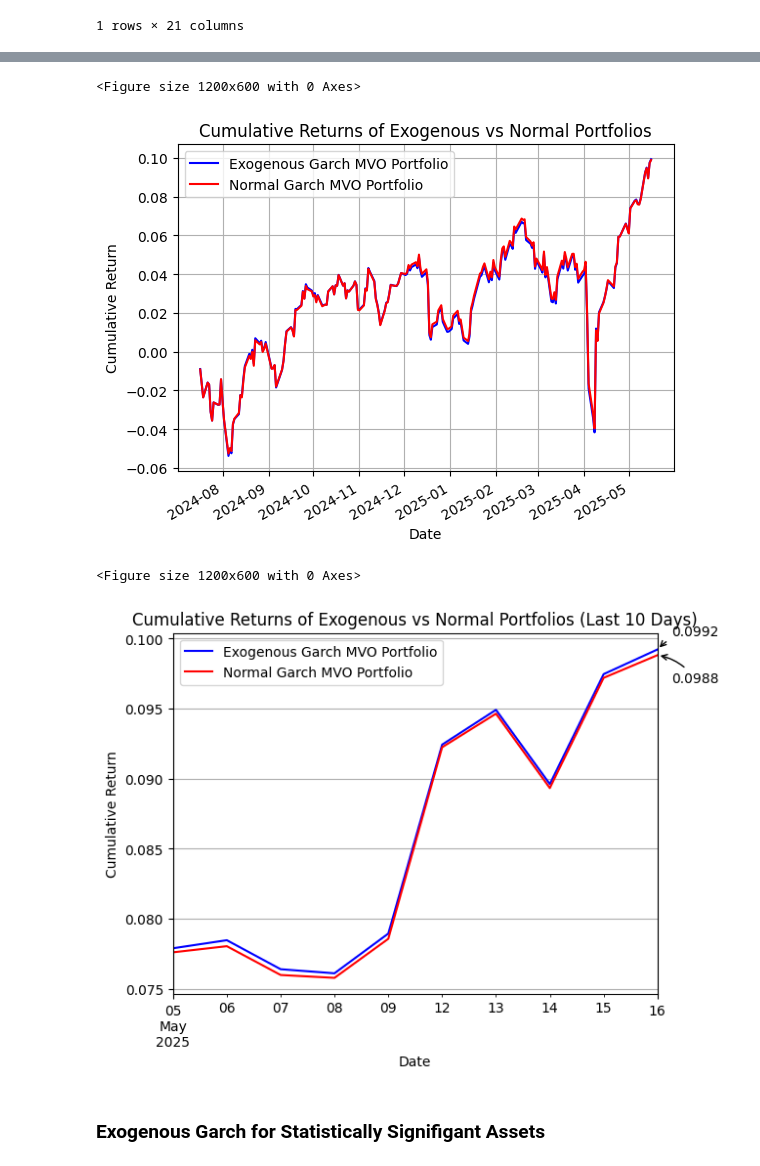
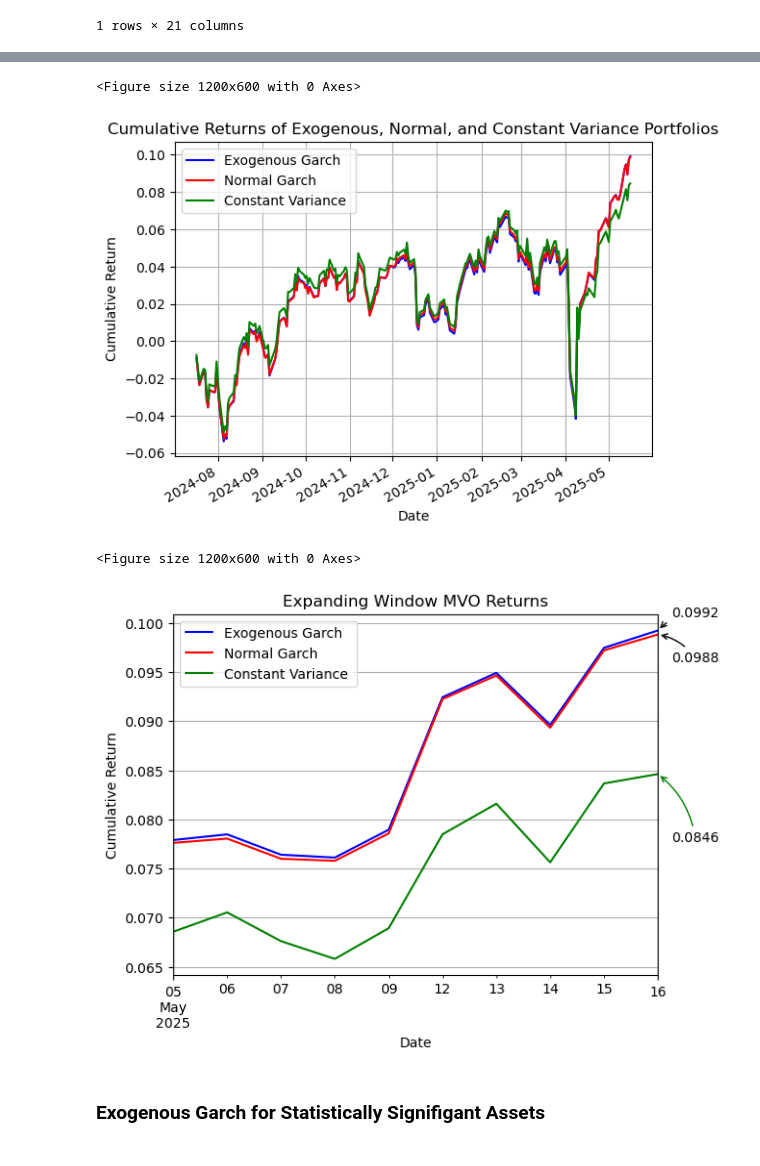
Before and after one commit to Kunj121/MacroFinance_HW2, a Jupyter notebook: project/regressions.ipynb, the cells around one changed output, grey strips where cells are left out. Cells and saved outputs as stored; diff of their text form; code cells hidden in the pictures.

Commit message:
added constant var  MVO

```diff
--- a/project/regressions.ipynb
+++ b/project/regressions.ipynb
@@ -679,5 +679,5 @@ Assuming excess returns were provided to calculate Sharpe. If returns were provi
 exogenous_cum_rets = (1 + exogenous_portfolio_rets).cumprod() - 1
 normal_cum_rets = (1 + normal_portfolio_rets).cumprod() - 1
 # %%
-exogenous_cum_rets.columns = ['Exogenous Garch MVO Portfolio']
-normal_cum_rets.columns = ['Normal Garch MVO Portfolio']
+exogenous_cum_rets.columns = ['Exogenous Garch']
+normal_cum_rets.columns = ['Normal Garch']
@@ -683,0 +687,15 @@ normal_cum_rets.columns = ['Normal Garch MVO Portfolio']
+# %%
+# Calculate Constant Variances (mean of normal_garch for each asset)
+constant_variances_df = pd.DataFrame(index=normal_garch.index, columns=normal_garch.columns)
+for col in normal_garch.columns:
+    constant_variances_df[col] = normal_garch[col].mean()
+
+# Calculate portfolio returns with constant variances
+constant_variance_portfolio_rets = pmh.calc_dynamic_tangency_weights(
+    returns=rets_df,
+    variances=constant_variances_df,
+    annual_factor=252,
+    cov_regularization=1, # Using 1 as per other examples, implies diagonal matrix if variances are constant
+    return_port_ret=True
+)
+constant_variance_portfolio_rets.head()
@@ -683,0 +717,5 @@ normal_cum_rets.columns = ['Normal Garch MVO Portfolio']
+# %%
+constant_variance_cum_rets = (1 + constant_variance_portfolio_rets).cumprod() - 1
+# %%
+constant_variance_cum_rets.columns = ['Constant Variance ']
+constant_variance_cum_rets.head()
@@ -684,16 +729,17 @@ normal_cum_rets.columns = ['Normal Garch MVO Portfolio']
 # %%
 plt.figure(figsize=(12, 6))
-ax = exogenous_cum_rets.plot(label='Exogenous Portfolio', color='blue')  # First plot returns the axes
-normal_cum_rets.plot(ax=ax, label='Normal Portfolio', color='red')       # Second plot uses the same axes
-plt.title('Cumulative Returns of Exogenous vs Normal Portfolios')
+ax = exogenous_cum_rets.plot(label='Exogenous Garch', color='blue')  # First plot returns the axes
+normal_cum_rets.plot(ax=ax, label='Normal Garch', color='red')       # Second plot uses the same axes
+constant_variance_cum_rets.plot(ax=ax, label='Constant Variance', color='green') # Add constant variance portfolio
+plt.title('Cumulative Returns of Exogenous, Normal, and Constant Variance Portfolios')
 plt.xlabel('Date')
 plt.ylabel('Cumulative Return')
 plt.legend()
 plt.grid(True)
 plt.show()
 # %% [output]
 <Figure size 1200x600 with 0 Axes>
-[figure, old version]
+[figure, new version]
 # %%
 CHART_WINDOW_SIZE = 10
 # %%
@@ -701,11 +747,14 @@ CHART_WINDOW_SIZE = 10
 plt.figure(figsize=(12, 6))
 ax = exogenous_cum_rets.iloc[-CHART_WINDOW_SIZE:].plot(label='Exogenous Portfolio', color='blue')
 normal_cum_rets.iloc[-CHART_WINDOW_SIZE:].plot(ax=ax, label='Normal Portfolio', color='red')
+constant_variance_cum_rets.iloc[-CHART_WINDOW_SIZE:].plot(ax=ax, label='Constant Variance Portfolio', color='green')
+
 
 # Get the last values - extract scalar values with .values[0] or .item()
 last_date = exogenous_cum_rets.index[-1]
 last_exo_value = exogenous_cum_rets.iloc[-1].item()  # Convert to scalar
 last_normal_value = normal_cum_rets.iloc[-1].item()  # Convert to scalar
+last_const_var_value = constant_variance_cum_rets.iloc[-1].item() # Convert to scalar
 
 # Annotate the last points
 plt.annotate(f'{last_exo_value:.4f}',
@@ -720,15 +769,21 @@ plt.annotate(f'{last_normal_value:.4f}',
              textcoords='offset points',
              arrowprops=dict(arrowstyle='->', connectionstyle='arc3,rad=0.2'))
 
-plt.title('Cumulative Returns of Exogenous vs Normal Portfolios (Last 10 Days)')
+plt.annotate(f'{last_const_var_value:.4f}',
+             xy=(last_date, last_const_var_value),
+             xytext=(10, -50),  # Offset text
+             textcoords='offset points',
+             arrowprops=dict(arrowstyle='->', connectionstyle='arc3,rad=0.2', color='green'))
+
+plt.title('Expanding Window MVO Returns')
 plt.xlabel('Date')
 plt.ylabel('Cumulative Return')
-plt.legend()
+plt.legend(loc='upper left')
 plt.grid(True)
 plt.show()
 # %% [output]
 <Figure size 1200x600 with 0 Axes>
-[figure, old version]
+[figure, new version]
 # %% [markdown]
 ### Exogenous Garch for Statistically Signifigant Assets
 # %%
```
Also changed, not shown: parts of 18 cells of this notebook, 1 other file.
